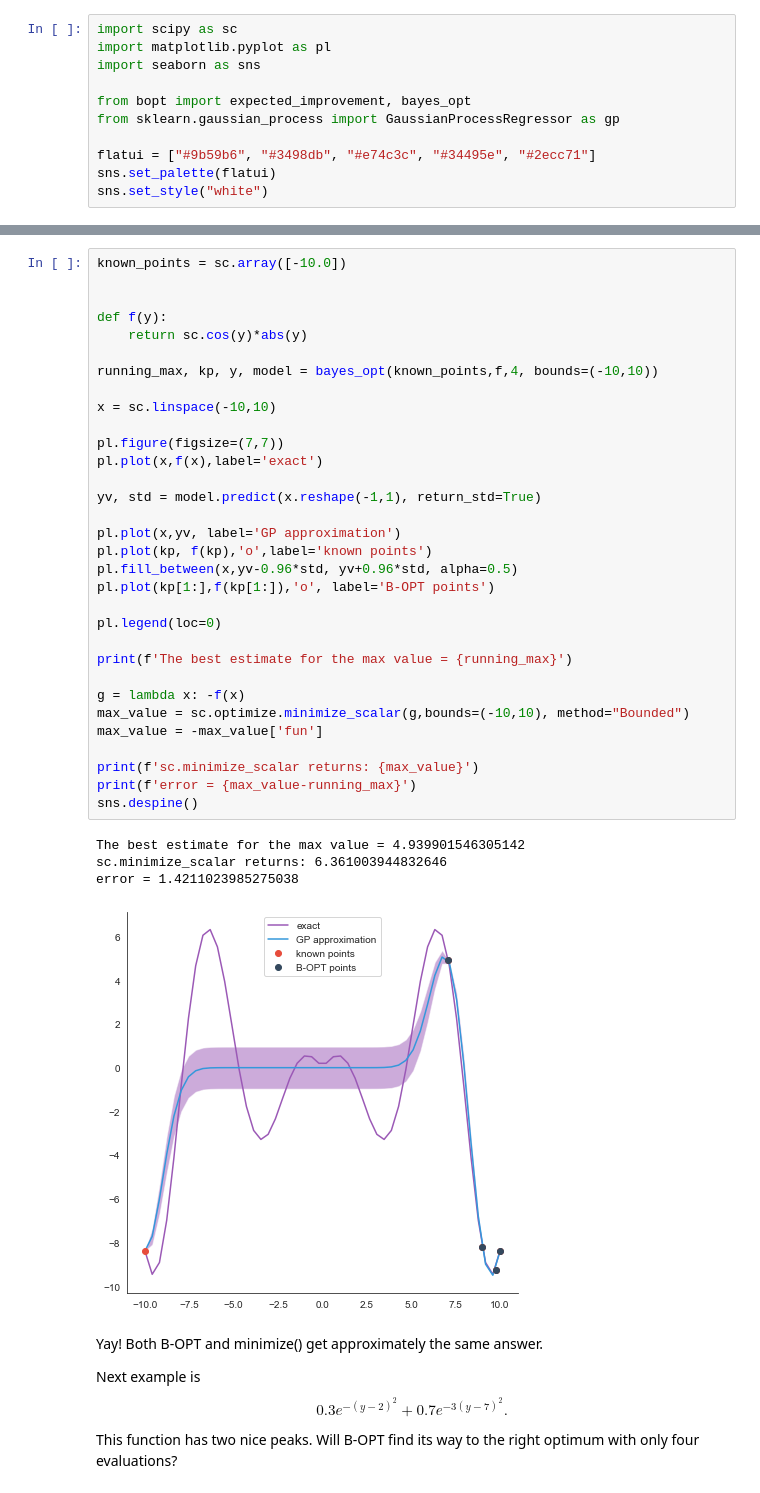
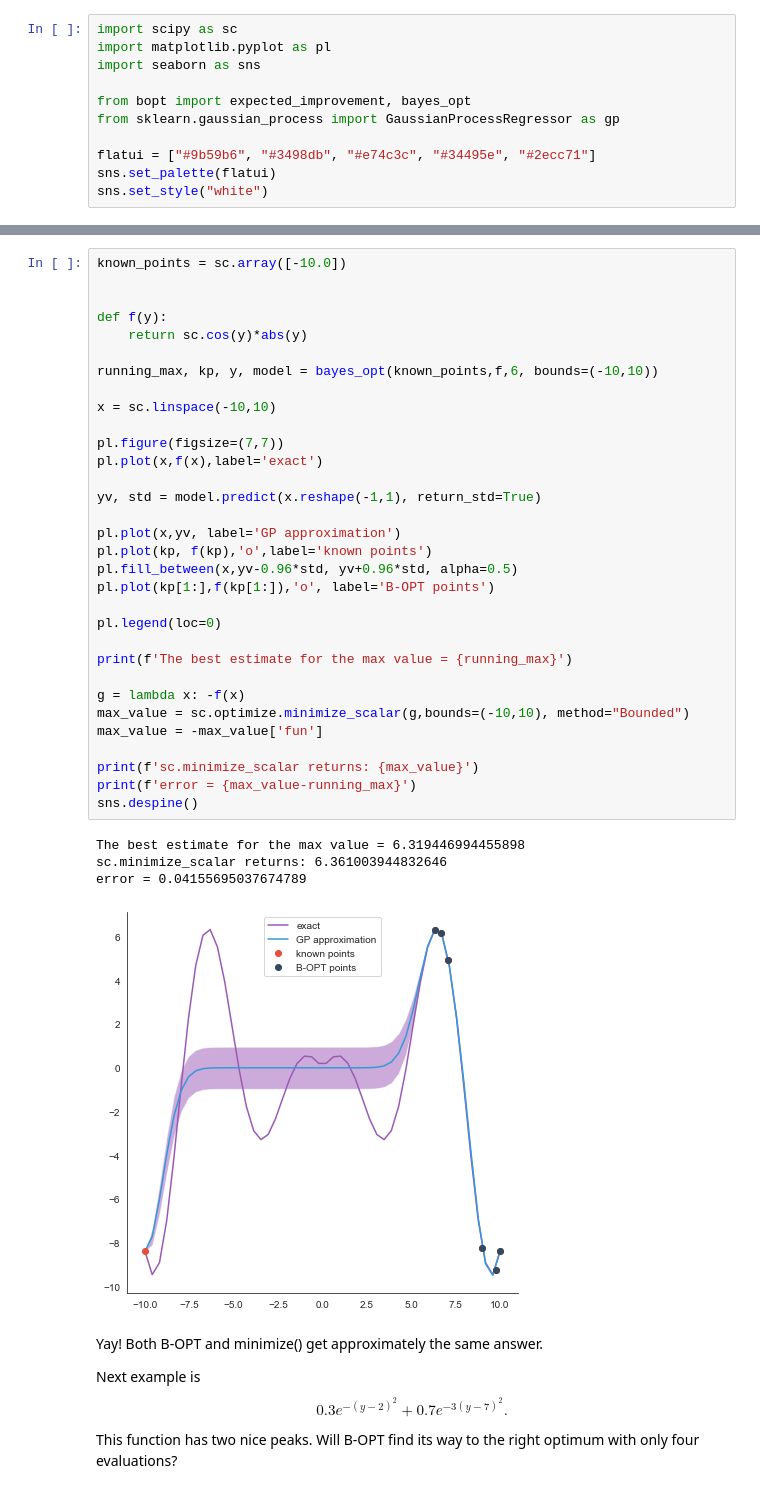
Before and after one commit to kgourgou/baeysian-opt-for-fun, a Jupyter notebook: runme.ipynb, the cells around one changed output, grey strips where cells are left out. Drawn from its saved outputs; the diff is of its cells as text.

```diff
--- a/runme.ipynb
+++ b/runme.ipynb
@@ -23,37 +23,37 @@ known_points = sc.array([-10.0])
 
 def f(y):
     return sc.cos(y)*abs(y)
 
-running_max, kp, y, model = bayes_opt(known_points,f,4, bounds=(-10,10))
+running_max, kp, y, model = bayes_opt(known_points,f,6, bounds=(-10,10))
 
 x = sc.linspace(-10,10)
 
 pl.figure(figsize=(7,7))
 pl.plot(x,f(x),label='exact')
 
 yv, std = model.predict(x.reshape(-1,1), return_std=True)
 
 pl.plot(x,yv, label='GP approximation')
 pl.plot(kp, f(kp),'o',label='known points')
 pl.fill_between(x,yv-0.96*std, yv+0.96*std, alpha=0.5)
 pl.plot(kp[1:],f(kp[1:]),'o', label='B-OPT points')
 
 pl.legend(loc=0)
 
 print(f'The best estimate for the max value = {running_max}')
 
 g = lambda x: -f(x)
 max_value = sc.optimize.minimize_scalar(g,bounds=(-10,10), method="Bounded")
 max_value = -max_value['fun']
 
 print(f'sc.minimize_scalar returns: {max_value}')
 print(f'error = {max_value-running_max}')
 sns.despine()
 # %% [output]
-The best estimate for the max value = 4.939901546305142
+The best estimate for the max value = 6.319446994455898
 sc.minimize_scalar returns: 6.361003944832646
-error = 1.4211023985275038
+error = 0.04155695037674789
-[figure, old version]
+[figure, new version]
 # %% [markdown]
 Yay! Both B-OPT and minimize() get approximately the same answer.
 
```
Also changed, not shown: parts of 1 cell of this notebook.
